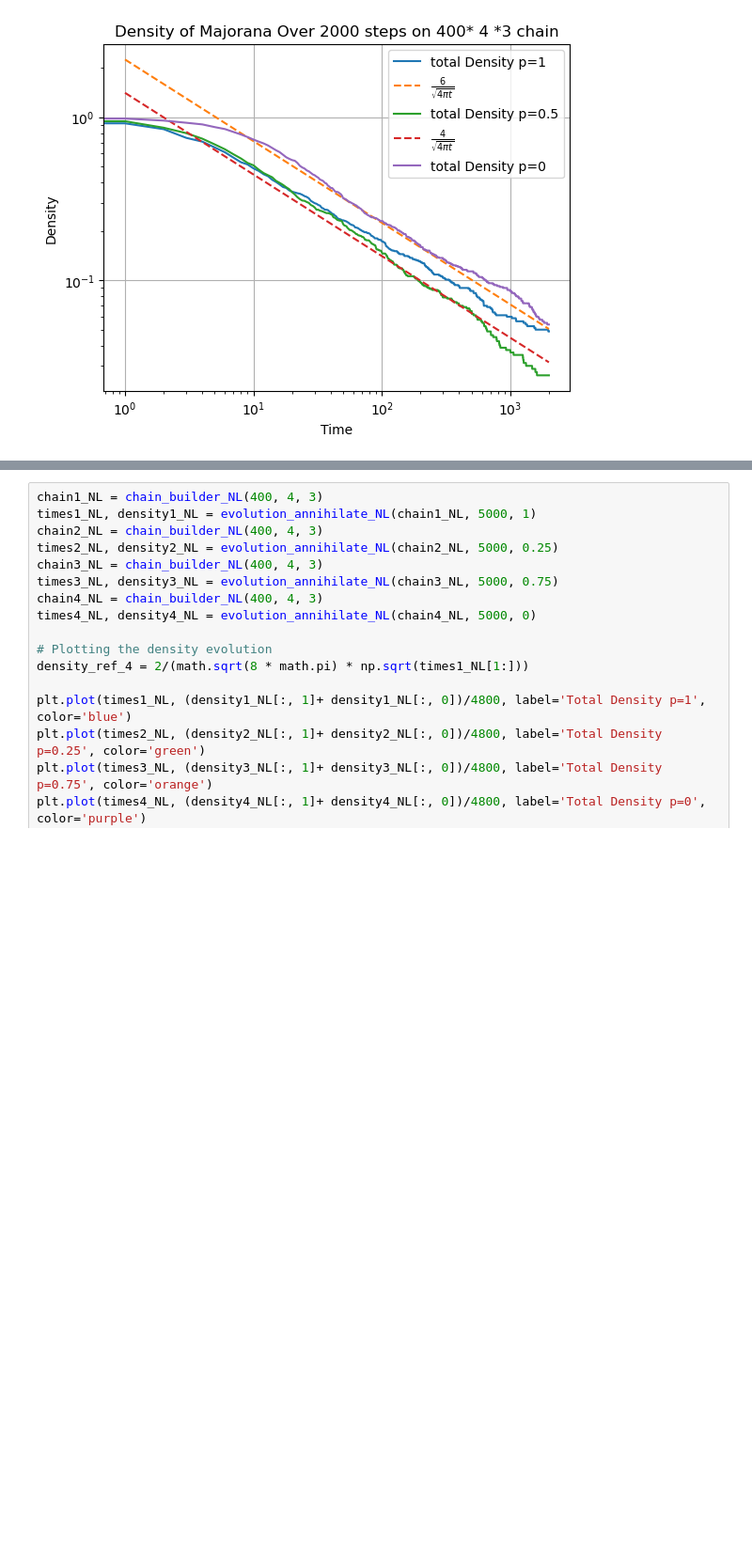
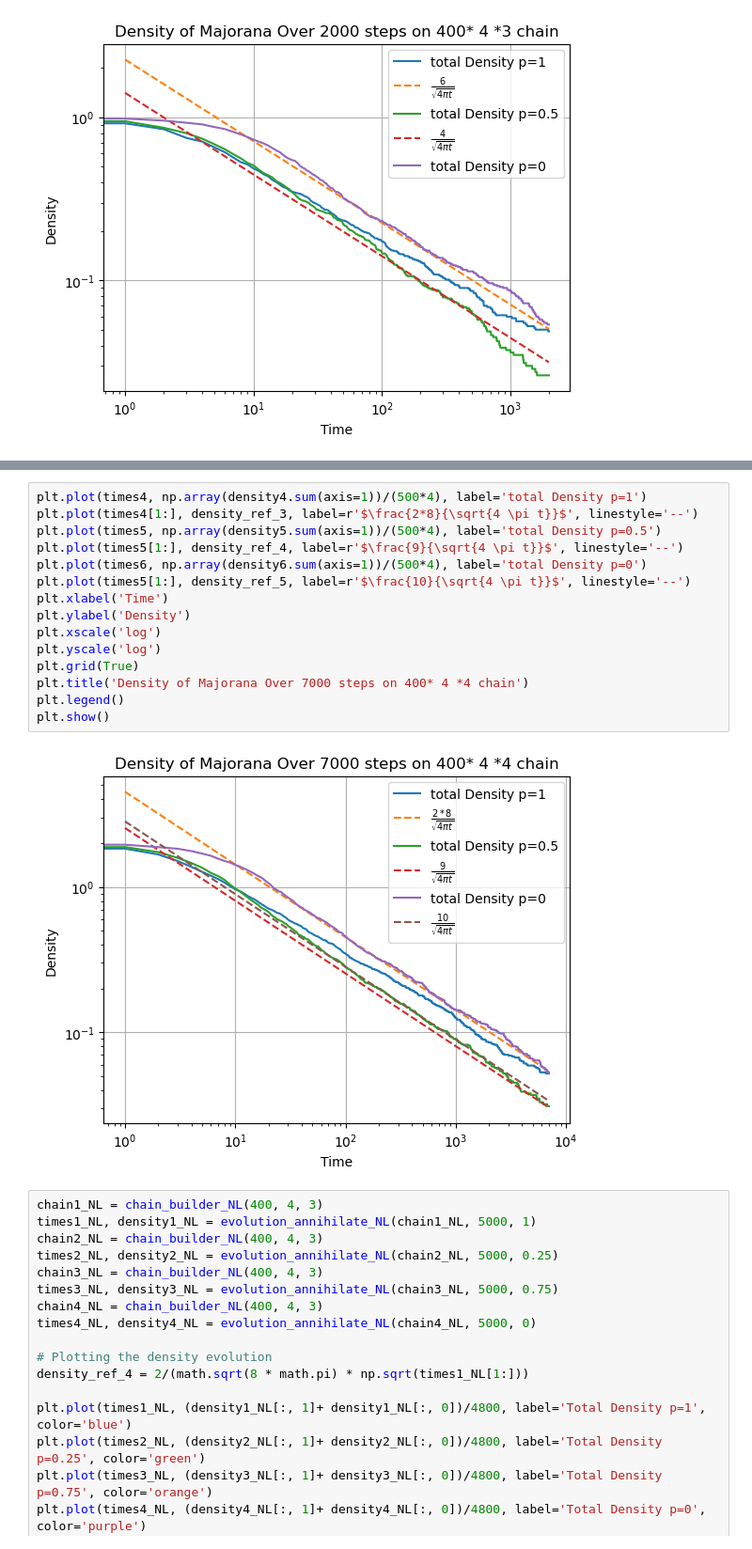
Before and after one commit to toM0dots/Majorana-Braiding, a Jupyter notebook: N_layer.ipynb, the cells around one changed output, grey strips where cells are left out. Shown at 94% size. Saved outputs shown, nothing was run; the diff lists cells and outputs as text; blank space fills up the shorter version.

```diff
--- a/N_layer.ipynb
+++ b/N_layer.ipynb
@@ -1272,3 +1273,20 @@ plt.show()
+# %%
+plt.plot(times4, np.array(density4.sum(axis=1))/(500*4), label='total Density p=1')
+plt.plot(times4[1:], density_ref_3, label=r'$\frac{2*8}{\sqrt{4 \pi t}}$', linestyle='--')
+plt.plot(times5, np.array(density5.sum(axis=1))/(500*4), label='total Density p=0.5')
+plt.plot(times5[1:], density_ref_4, label=r'$\frac{9}{\sqrt{4 \pi t}}$', linestyle='--')
+plt.plot(times6, np.array(density6.sum(axis=1))/(500*4), label='total Density p=0')
+plt.plot(times5[1:], density_ref_5, label=r'$\frac{10}{\sqrt{4 \pi t}}$', linestyle='--')
+plt.xlabel('Time')
+plt.ylabel('Density')
+plt.xscale('log')
+plt.yscale('log')
+plt.grid(True)
+plt.title('Density of Majorana Over 7000 steps on 400* 4 *4 chain')
+plt.legend()
+plt.show()
+# %% [output]
+[figure, added]
 # %%
 chain1_NL = chain_builder_NL(400, 4, 3)
 times1_NL, density1_NL = evolution_annihilate_NL(chain1_NL, 5000, 1)
```
Also changed, not shown: parts of 1 cell of this notebook, 1 other file.
